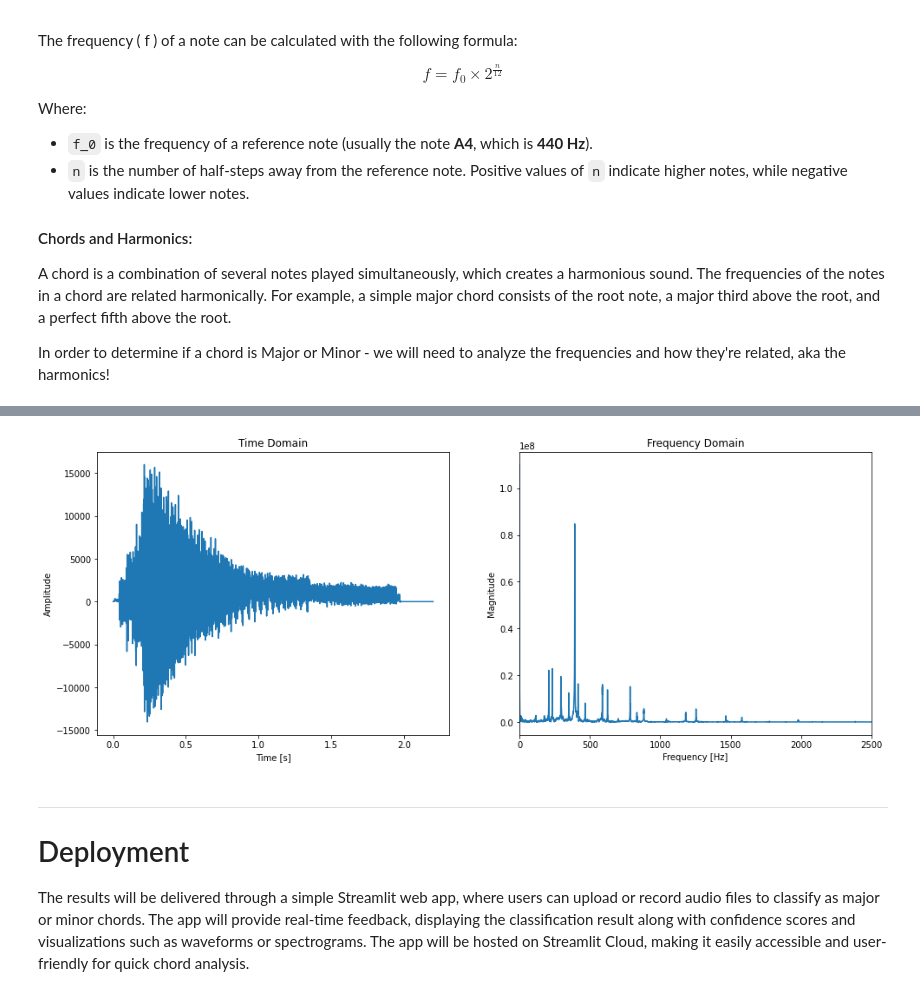
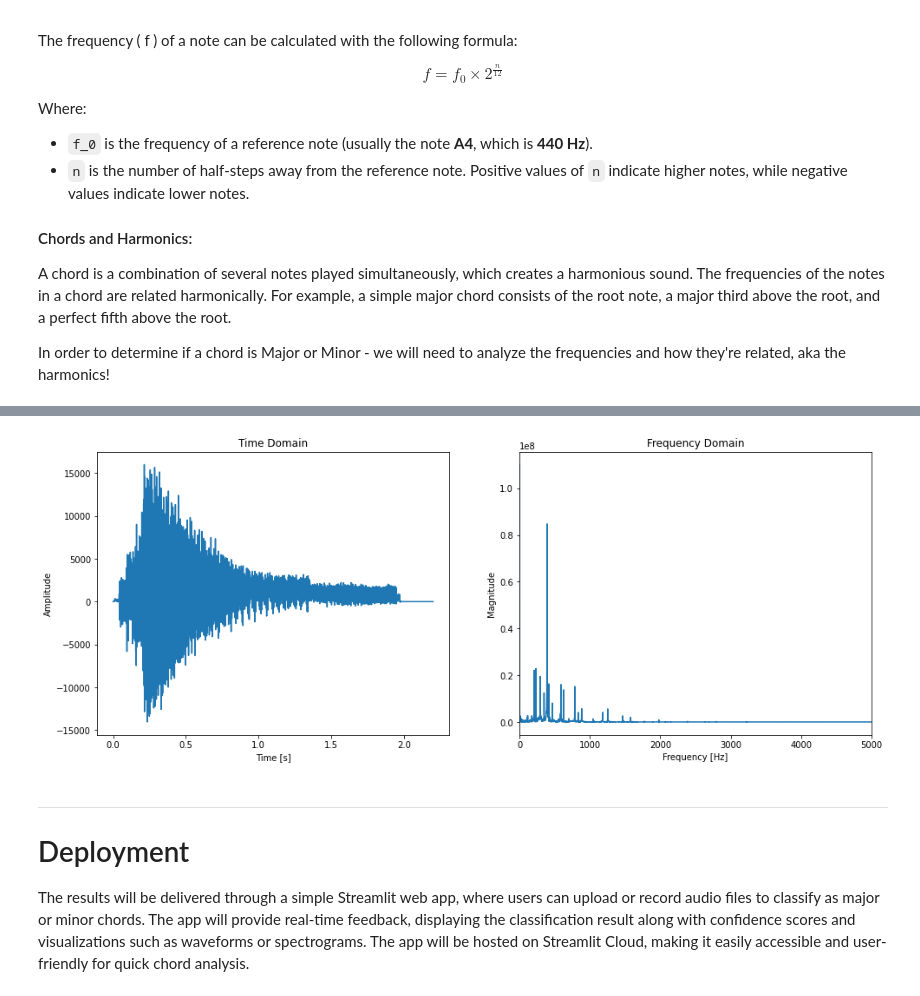
Before and after one commit to woodenikki/chord-classification, a Jupyter notebook: workbook.ipynb, the cells around one changed output, grey strips where cells are left out. Cells and saved outputs as stored; diff of their text form; code cells hidden in the pictures.

```diff
--- a/workbook.ipynb
+++ b/workbook.ipynb
@@ -323,11 +323,3 @@ from IPython.display import Audio
 # To visualize audio data
 from scipy.fft import fft
 from scipy.io import wavfile
-# %%
-def play_audio(file_id, df=file_data):
-    # Extract the row from the dataframe using the provided index
-    row = df.iloc[file_id]
-    # Retrieve the path to the audio file from the row
-    filename = row['path']
-    # Create and return an Audio object to play the audio
-    return Audio(filename)
@@ -334,8 +363,11 @@ def play_audio(file_id, df=file_data):
 # %%
+analyzer = AudioAnalyzer(file_data)
 file_id = 440 #up to 858
 
-# Use the play_audio function to play the audio
-audio_player = play_audio(file_id)
+# Play the audio
+audio_player = analyzer.play_audio(file_id)
+audio_player
 
-audio_player
+# Plot the audio
+analyzer.plot_audio(file_id, max_freq=5000)
 # %% [output]
@@ -342,0 +374 @@ audio_player
+[figure, added]
@@ -377,7 +375,3 @@ def plot_audio(file_id, df=file_data, max_freq=2500):
-# %%
-plot_audio(file_id)
-# %% [output]
-[figure, removed]
 # %% [markdown]
 ---
 
```
Also changed, not shown: parts of 3 cells of this notebook.
